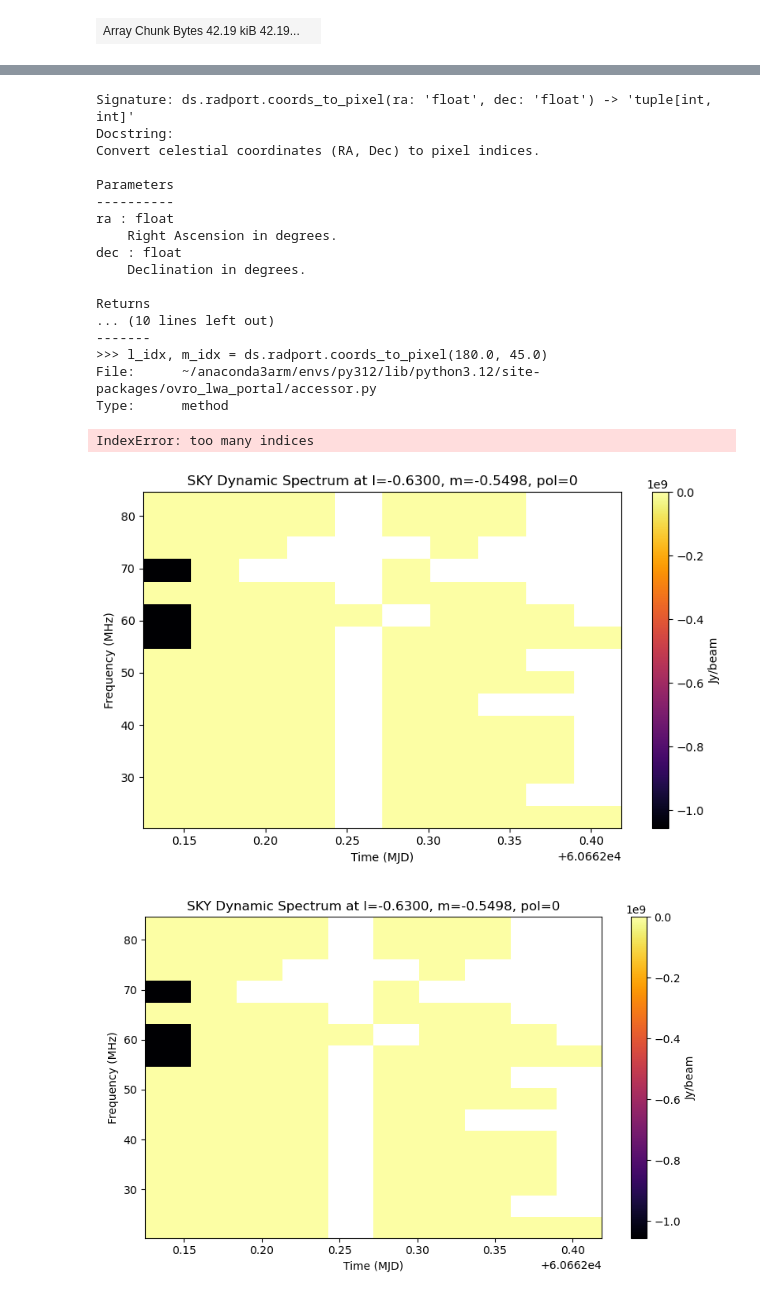
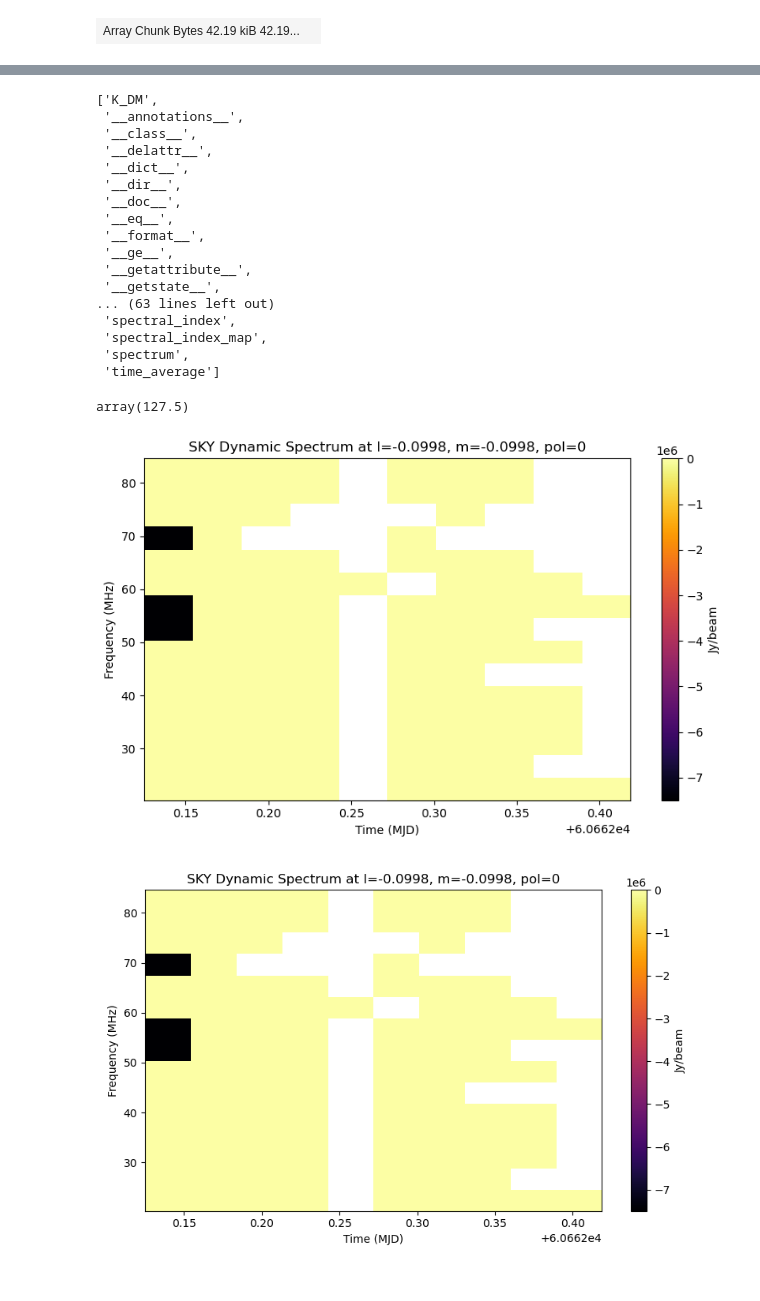
Before and after one commit to uw-ssec/ovro-lwa-portal, a Jupyter notebook: notebooks/radport_test.ipynb, the cells around one changed output, grey strips where cells are left out. Saved outputs shown, nothing was run; the diff lists cells and outputs as text; code cells hidden in the pictures.

```diff
--- a/notebooks/radport_test.ipynb
+++ b/notebooks/radport_test.ipynb
@@ -118,30 +123,30 @@ ds.radport.plot_cutout(-0.1, -0.1, 0.02, 0.02, 'SKY', 9, 0)
 # %%
-ds.radport.coords_to_pixel?
+dir(ds.radport)
 # %% [output]
-Signature: ds.radport.coords_to_pixel(ra: 'float', dec: 'float') -> 'tuple[int, int]'
-Docstring:
-Convert celestial coordinates (RA, Dec) to pixel indices.
-
-Parameters
-----------
-ra : float
-    Right Ascension in degrees.
-dec : float
-    Declination in degrees.
-
-Returns
-... (10 lines left out)
--------
->>> l_idx, m_idx = ds.radport.coords_to_pixel(180.0, 45.0)
-File:      ~/anaconda3arm/envs/py312/lib/python3.12/site-packages/ovro_lwa_portal/accessor.py
-Type:      method
+['K_DM',
+ '__annotations__',
+ '__class__',
+ '__delattr__',
+ '__dict__',
+ '__dir__',
+ '__doc__',
+ '__eq__',
+ '__format__',
+ '__ge__',
+ '__getattribute__',
+ '__getstate__',
+... (63 lines left out)
+ 'spectral_index',
+ 'spectral_index_map',
+ 'spectrum',
+ 'time_average']
 # %%
-ds.right_ascension[9,0,2048,2048].values
+ds.right_ascension[2048,2048].values
 # %% [output]
-IndexError: too many indices
+array(127.5)
 # %%
-ds.radport.plot_dynamic_spectrum(-0.63, -0.55)
+ds.radport.plot_dynamic_spectrum(-0.1, -0.1)
 # %% [output]
-[figure, old version]
+[figure, new version]
-[figure, old version]
+[figure, new version]
 # %%
```
Also changed, not shown: parts of 7 cells of this notebook.
